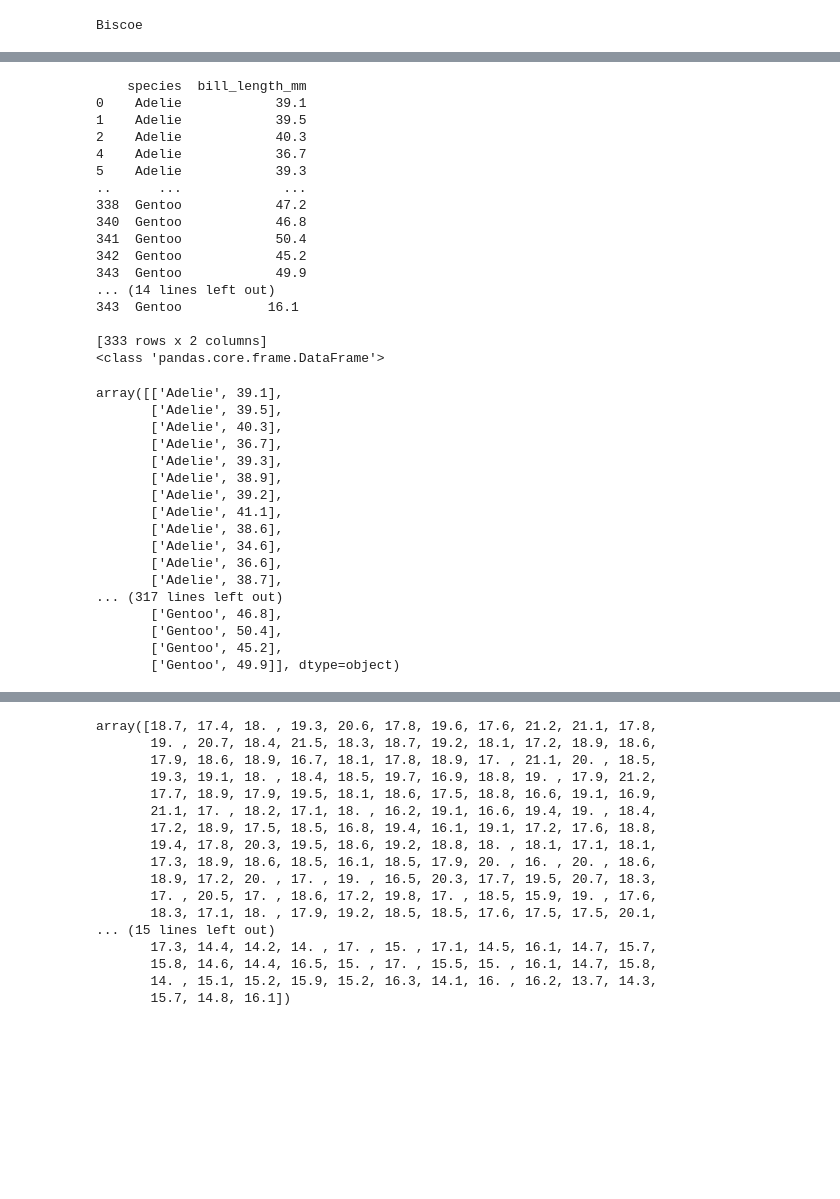
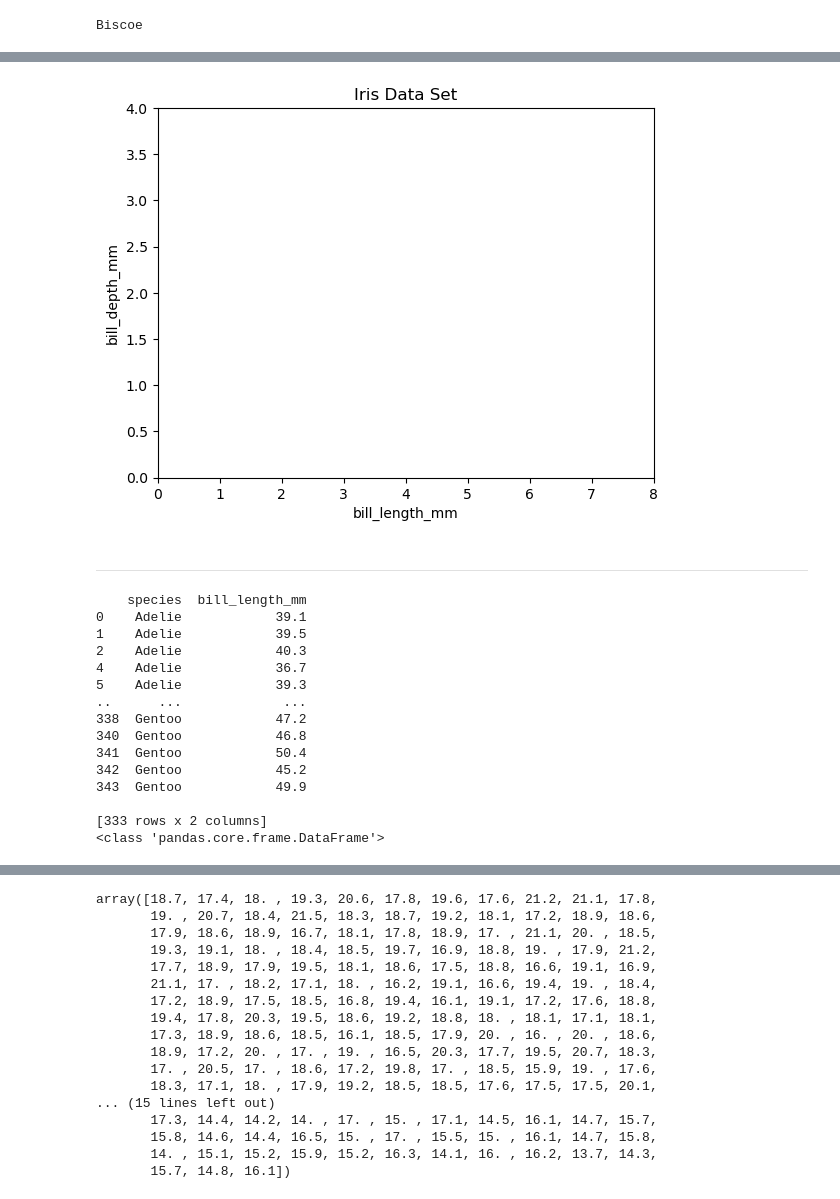
Before and after one commit to GabrielaDomiciano/myprojectPDA, a Jupyter notebook: penguins.ipynb, the cells around one changed output, grey strips where cells are left out. Saved outputs shown, nothing was run; the diff lists cells and outputs as text; code cells hidden in the pictures; blank space fills up the shorter version.

Commit message:
plot

```diff
--- a/penguins.ipynb
+++ b/penguins.ipynb
@@ -192,0 +214,8 @@ Biscoe
+# %%
+lenght = df['bill_length_mm']
+
+# Show.
+print(lenght)
+
+# Type.
+print(type(lenght))
@@ -192,0 +236,6 @@ Biscoe
+# %%
+# Just get the numpy array.
+lenght = lenght.to_numpy()
+
+# Show.
+lenght
@@ -192,0 +260,6 @@ Biscoe
+# %%
+# Petal widths.
+depth = df['bill_depth_mm'].to_numpy()
+
+# Show.
+depth
@@ -193,3 +284,24 @@ Biscoe
+# %%
+# Simple plot.
+plt.plot(lenght, depth, 'x')
+
+# Axis labels.
+plt.xlabel('bill_length_mm')
+plt.ylabel('bill_depth_mm')
+
+# Title.
+plt.title('Iris Data Set')
+
+# X limits.
+plt.xlim(0, 8)
+
+# Y limits.
+plt.ylim(0, 4)
+plt.show()
+# %% [output]
+[figure, added]
+# %% [markdown]
+***
 # %%
 # The bill legth and bill depth  per specie.
 
@@ -199,13 +311,6 @@ print(specie_length)
 
 # Type.
 print(type(specie_length))
-
-
-specie_depth = df[['species', 'bill_depth_mm']]
-print(specie_depth)
-
-# Type.
-print(type(specie_depth))
 # %% [output]
     species  bill_length_mm
 0    Adelie            39.1
@@ -219,32 +324,6 @@ print(type(specie_depth))
 341  Gentoo            50.4
 342  Gentoo            45.2
 343  Gentoo            49.9
-... (14 lines left out)
-343  Gentoo           16.1
 
 [333 rows x 2 columns]
 <class 'pandas.core.frame.DataFrame'>
-# %%
-# Get the specie and the bill_length.
-len = specie_length.to_numpy()
-
-# Show.
-len
-# %% [output]
-array([['Adelie', 39.1],
-       ['Adelie', 39.5],
-       ['Adelie', 40.3],
-       ['Adelie', 36.7],
-       ['Adelie', 39.3],
-       ['Adelie', 38.9],
-       ['Adelie', 39.2],
-       ['Adelie', 41.1],
-       ['Adelie', 38.6],
-       ['Adelie', 34.6],
-       ['Adelie', 36.6],
-       ['Adelie', 38.7],
-... (317 lines left out)
-       ['Gentoo', 46.8],
-       ['Gentoo', 50.4],
-       ['Gentoo', 45.2],
-       ['Gentoo', 49.9]], dtype=object)
```
Also changed, not shown: parts of 10 cells of this notebook, 1 other file.
